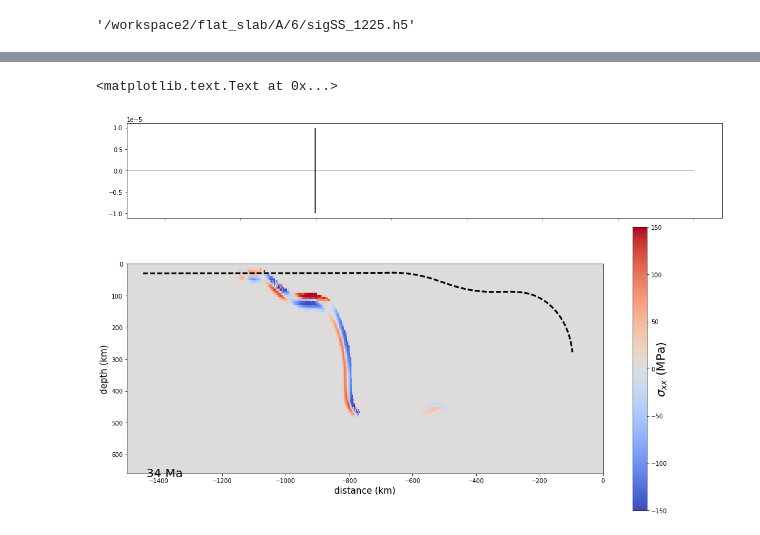
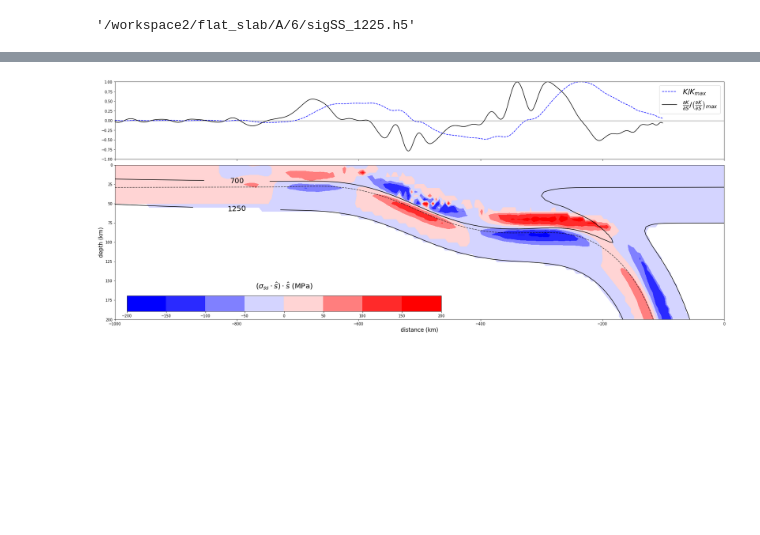
Before and after one commit to dansand/flat_slab, a Jupyter notebook: analysis/stress_curvature.ipynb, the cells around one changed output, grey strips where cells are left out. Cells and saved outputs as stored; diff of their text form; code cells hidden in the pictures; blank space fills up the shorter version.

```diff
--- a/analysis/stress_curvature.ipynb
+++ b/analysis/stress_curvature.ipynb
@@ -185,2 +188,3 @@ sfile
 # %%
 scalarField.load(sfile)
+tempField.load(tfile)
@@ -197,15 +208,26 @@ len(sigXXFiles )
 # %%
-dm = 10/2900.
-meshxs = np.arange(mesh.minCoord[0], mesh.maxCoord[0] , dm )
-meshys = np.arange(mesh.minCoord[1], mesh.maxCoord[1] , dm )
-xv, yv = np.meshgrid(0.99999999999*meshxs, meshys )
+dm = 5/2900.
+inset = 0.999999999
+inset_ = 1/inset
+
+meshxs = np.arange(mesh.minCoord[0]*inset, mesh.maxCoord[0]*inset , dm )
+meshys = np.arange(mesh.minCoord[1]*inset_, mesh.maxCoord[1]*inset , dm )
+xv, yv = np.meshgrid(meshxs, meshys )
 #uw just wants an Mx2 array
 coords = np.array(zip(xv.flatten(), yv.flatten()))
 # %%
 stressdata = scalarField.evaluate(coords[:, :])[:,0]
+tempdata = tempField.evaluate(coords[:, :])[:,0]
 # %%
 #build array to collect the data
 stress = np.zeros(xv.shape)
 stress[:] = np.flipud(stressdata.reshape((xv.shape)))*11.*1e-6
+# %%
+#build array to collect the data
+temp = np.zeros(xv.shape)
+temp[:] = np.flipud(tempdata.reshape((xv.shape)))*1400.0
+
+
+stress[temp > 1270] = np.nan
 # %%
 fig, ax = plt.subplots(figsize=(12, 4))
@@ -220,52 +250,72 @@ ax.set_ylim(600, 0)
 # %%
 # plot it
 import matplotlib.gridspec as gridspec
-fig = plt.figure(figsize=(18, 12))
-gs = gridspec.GridSpec(2, 1, height_ratios=[1, 3])
+fig = plt.figure(figsize=(30, 12))
+gs = gridspec.GridSpec(2, 1, height_ratios=[1, 2])
 gs.update(wspace=0.025, hspace=0.05) # set the spacing between axes.
 
 ########################
 ax0 = plt.subplot(gs[0])
 
-#ax0.plot(2900.*sortedData[:,0][:-30], h3[:-30]/np.abs(h3[:-30].max()) , c= 'k', ls = '--',
+#ax0.plot(2900.*sortedData[:-10],(y2/abs(y2.max()))[:-10] , c= 'k', ls = '--',
 #         label = r'$\frac{K_{,s}}{K_{,s_{max}}}$', lw = 2)
 
-#r'$\frac{ \frac{\partial K}{\partial s} } {\frac{\partial K}{\partial s}_{max}} $'
-#ax0.set_ylim(-0.0000407, 0.0000407)
-ax0.hlines(0, -1500., 0., linewidths = 0.5)
-ax0.set_xlim(-1500., 75.0)
-ax0.ticklabel_format(style='sci',axis='y', scilimits=(0,0))
+blok = 70
+ax0.plot( 2900.*(sortedData[:,0][blok:-blok]), y2[blok:-blok]/y2[blok:-blok].min(),
+         c = 'b',ls = '--', label = r'$K/K_{max}$' )
+ax0.plot( 2900.*(sortedData[:,0][blok:-blok]), y3[blok:-blok]/y3[blok:-blok].min(),
+         c = 'k', label = r'$ \frac{ \partial{K}  }{ \partial{S}} / \left(\frac{ \partial{K}  }{ \partial{S}}\right)_{max} $' )
 
-ax0.vlines(-1002.3507, -0.00001, 0.00001)
+ax0.hlines(0, -1000., 0., linewidths = 0.5)
+ax0.set_xlim(-1000., 0.)
+ax0.set_ylim(-1., 1.)
+
+#ax0.ticklabel_format(style='sci',axis='y', scilimits=(0,0))
 
 ax0.legend(fontsize = 20)
 
 #ax0.set_yticklabels([])
 ax0.set_xticklabels([])
 #ax0.grid(False)
 
 ########################
 ax1 = plt.subplot(gs[1])
 
-cb = ax1.imshow(stress, cmap='coolwarm', vmax = 150, vmin = -150, extent=[-1500, 0,660,0])
-#CS = ax1.contour(np.flipud(temp), colors='g', levels=[650., 1250.], extent=[-1500, 0,660,0])
-ax1.plot(2900.*sortedData[:,0][:-30], 2900 - 2900.*sortedData[:,1][:-30], c= 'k', ls = '--', lw = 3)
-#ax1.clabel(CS, fontsize=10, inline=1, fmt='%1.0f')
+#cb = ax1.imshow(stress, cmap='coolwarm', vmax = 150, vmin = -150, extent=[-1500, 0,660,0])
 
-ax1.set_xlim(-1500,0)
+#cb = ax1.imshow(stress, cmap='coolwarm', vmax = 150, vmin = -150,
+#          extent=[mesh.minCoord[0]*2900, mesh.maxCoord[0]*2900, (1. - mesh.minCoord[1])*2900,0])
+
+
+
+cb = ax1.contourf(stress, cmap='bwr', vmax = 150, vmin = -150,
+          extent=[mesh.minCoord[0]*2900, mesh.maxCoord[0]*2900, 0, 1000] )
+
+CS = ax1.contour(temp, colors='k', levels=[700., 1250.],
+                 extent=[mesh.minCoord[0]*2900, mesh.maxCoord[0]*2900, 0, 1000] )
+
+ax1.plot(2900.*sortedData[:,0], 2900 - 2900.*sortedData[:,1], c= 'k', ls = '--', lw = 1)
+ax1.clabel(CS, fontsize=20, inline=1, fmt='%1.0f',
+           manual=[(-800,25),(-800, 50)], inline_spacing=0.0001)
+ax1.set_xlim(-1000, 0)
+ax1.set_ylim(200, 0)
 
 ax1.set_ylabel('depth (km)', size = 15)
 ax1.set_xlabel('distance (km)', size = 15)
 ax1.grid(False)
+#ax1.legend()
 
+#h = colorbar(cb)
+#h.set_label(r'$\sigma_{xx}$ (MPa)', size= 20, labelpad=-20)
 
-h = colorbar(cb)
-h.set_label(r'$\sigma_{xx}$ (MPa)', size= 20, labelpad=-20)
+# Now adding the colorbar
+cbaxes = fig.add_axes([0.14, 0.15, 0.4, 0.05])
+cb1 = colorbar(cb, cax = cbaxes, orientation="horizontal")
+cb1.set_label(r'$(\sigma_{ss} \cdot \hat s)\cdot \hat s$ (MPa)', size= 20, labelpad=-100)
 
 #h = colorbar;
 #ylabel(h, 'foo')
 
-fig.text(0.15, 0.19,'34 Ma', size = 20)
+#fig.text(0.15, 0.19,'34 Ma', size = 20)
 # %% [output]
-<matplotlib.text.Text at 0x...>
-[figure, old version]
+[figure, new version]
```
Also changed, not shown: parts of 12 cells of this notebook, 2 other files.
